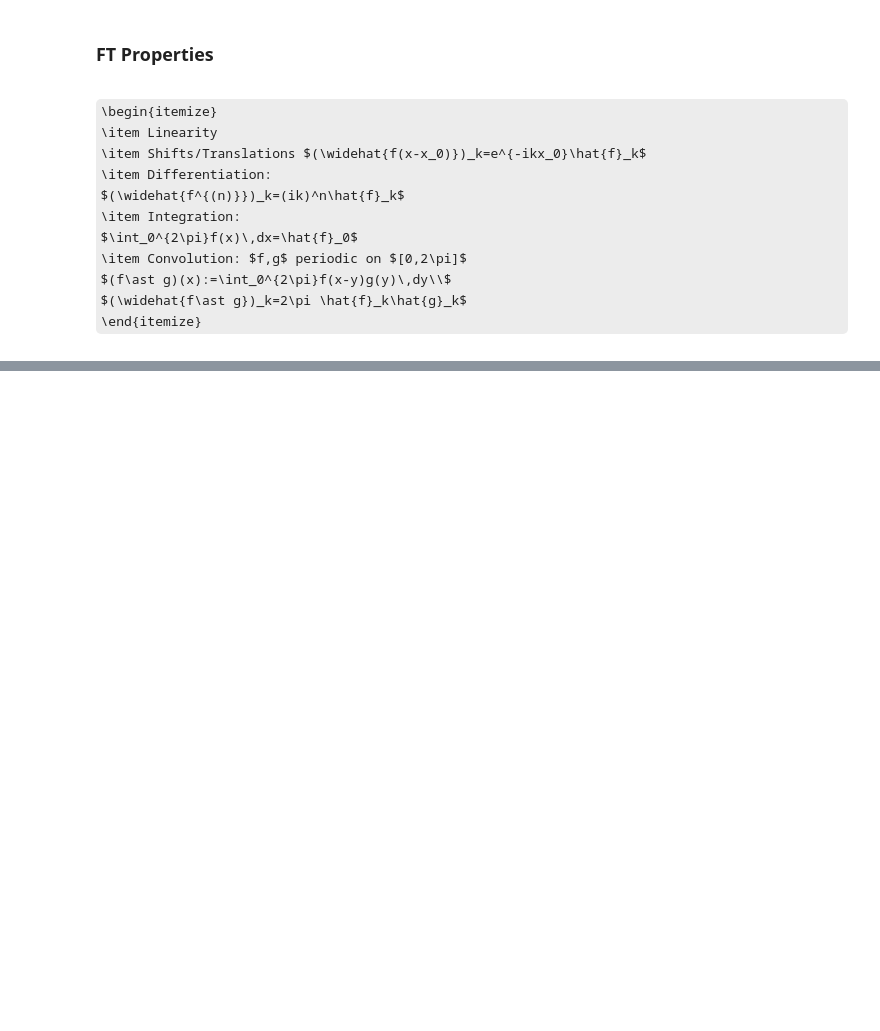
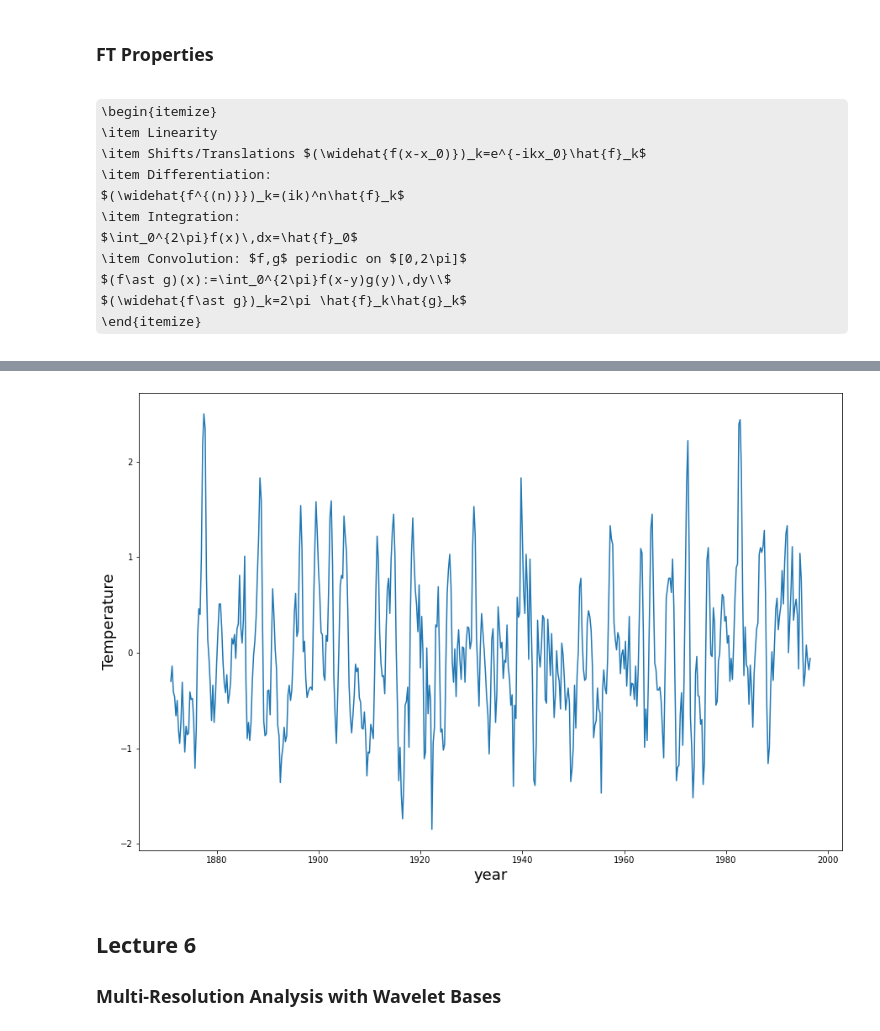
Before and after one commit to raph651/Amath-582-Data-Analysis, a Jupyter notebook: course_notes/lecture_notes.ipynb, the cells around one changed output, grey strips where cells are left out. Cells and saved outputs as stored; diff of their text form; code cells hidden in the pictures; some formulas as TeX source; blank space fills up the shorter version.

Commit message:
update notes to lecture 6

```diff
--- a/course_notes/lecture_notes.ipynb
+++ b/course_notes/lecture_notes.ipynb
@@ -188,0 +298,23 @@ ax2.plot(xx,ff_clean.real)
+# %%
+import pandas as pd
+import numpy as np
+import pywt
+import matplotlib.pyplot as plt
+
+
+dataset="https://paos.colorado.edu/research/wavelets/wave_idl/sst_nino3.dat"
+df_nino=pd.read_table(dataset)
+N=df_nino.shape[0]
+t0=1871
+dt=0.25
+time=np.arange(0,N)*dt+t0
+data=df_nino.values.squeeze()
+
+fig,ax=plt.subplots(figsize=(15,10))
+
+ax.plot(time,data)
+ax.set_xlabel('year',fontsize=18)
+ax.set_ylabel('Temperature', fontsize=18)
+plt.show()
+# %% [output]
+[figure, added]
@@ -188,0 +345,3 @@ ax2.plot(xx,ff_clean.real)
+# %% [markdown]
+## Lecture 6
+### Multi-Resolution Analysis with Wavelet Bases
```
Also changed, not shown: parts of 32 cells of this notebook.
